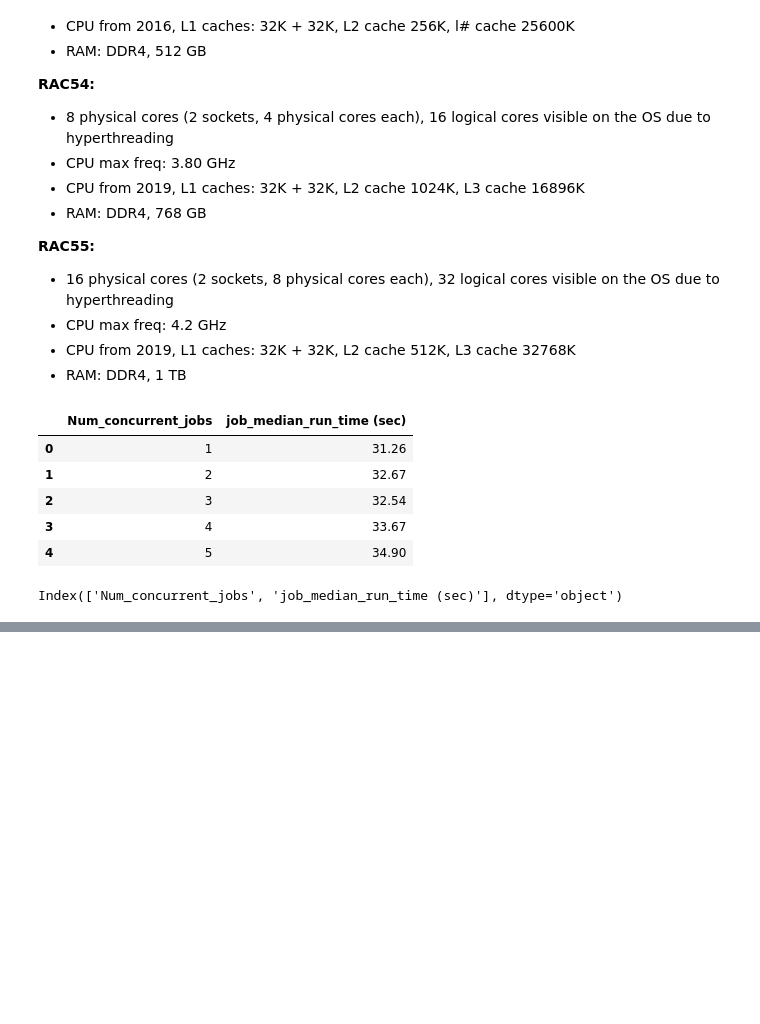
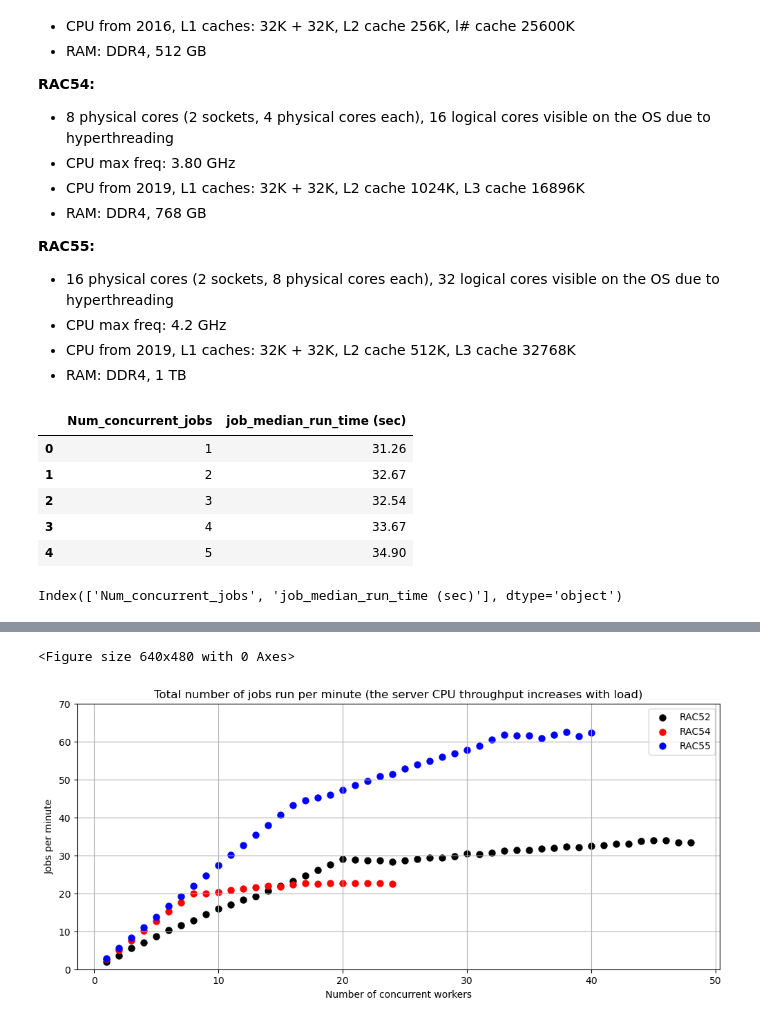
Before and after one commit to LucaCanali/Miscellaneous, a Jupyter notebook: Perf_Testing/Graphs_CPU_tests_simple_RAC5x.ipynb, the cells around one changed output, grey strips where cells are left out. Saved outputs shown, nothing was run; the diff lists cells and outputs as text; code cells hidden in the pictures; blank space fills up the shorter version.

```diff
--- a/Perf_Testing/Graphs_CPU_tests_simple_RAC5x.ipynb
+++ b/Perf_Testing/Graphs_CPU_tests_simple_RAC5x.ipynb
@@ -220,0 +135,39 @@ plt.show()
+# %%
+import matplotlib.pyplot as plt
+plt.clf()
+plt.style.use('default')
+
+width = 12
+height = 5
+
+node_config = {1: {'name': 'RAC52', 'linestyle': 'solid', 'color': 'black', 'alpha': 1.0, 'linewidth': 3},
+               2: {'name': 'RAC54', 'linestyle': 'solid', 'color': 'red', 'alpha': 1.0, 'linewidth': 3},
+               3: {'name': 'RAC55', 'linestyle': 'solid', 'color': 'blue', 'alpha': 1.0, 'linewidth': 3}
+              }
+
+# Job duration
+fig, ax = plt.subplots(figsize=(width, height))
+
+for i, measurement in enumerate(data):
+    df = measurement.get('val')
+    instance = i + 1
+    base = df['job_median_run_time (sec)'][0]
+    df['speedup'] = 60*  df['Num_concurrent_jobs'] / df['job_median_run_time (sec)']
+    df.plot(kind='scatter', x='Num_concurrent_jobs', y='speedup', ax=ax,
+               linestyle=node_config[instance]['linestyle'],
+               color=node_config[instance]['color'],
+               alpha=node_config[instance]['alpha'],
+               linewidth=node_config[instance]['linewidth'],
+               label=node_config[instance]['name'])
+
+ax.set_title('Total number of jobs run per minute (the server CPU throughput increases with load)')
+ax.set_ylim([0, 70])
+ax.set_xlabel('Number of concurrent workers')
+ax.set_ylabel('Jobs per minute')
+
+ax.grid()
+
+plt.show()
+# %% [output]
+<Figure size 640x480 with 0 Axes>
+[figure, added]
```
Also changed, not shown: parts of 10 cells of this notebook, 1 other file.
